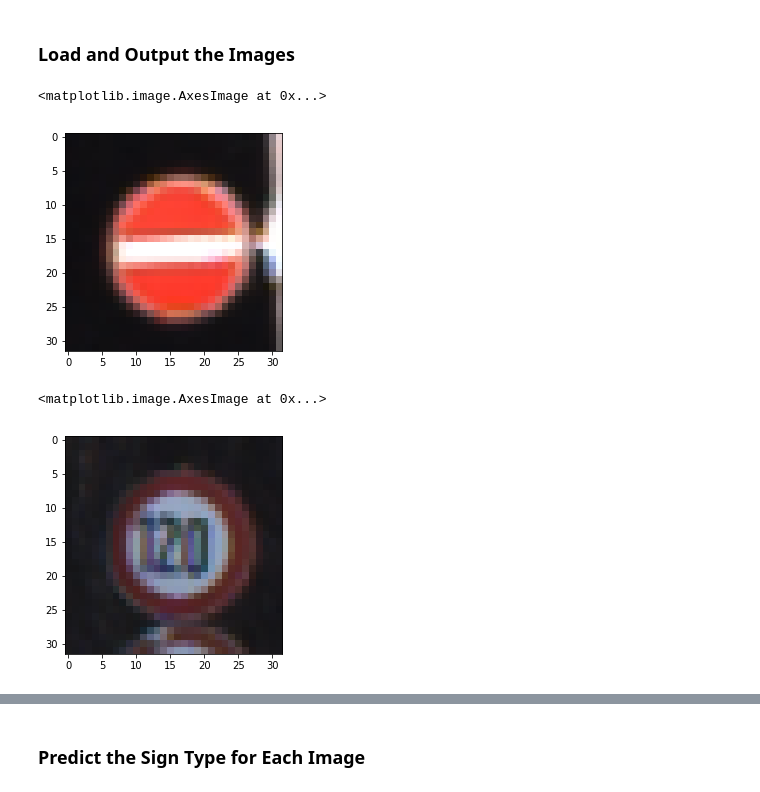
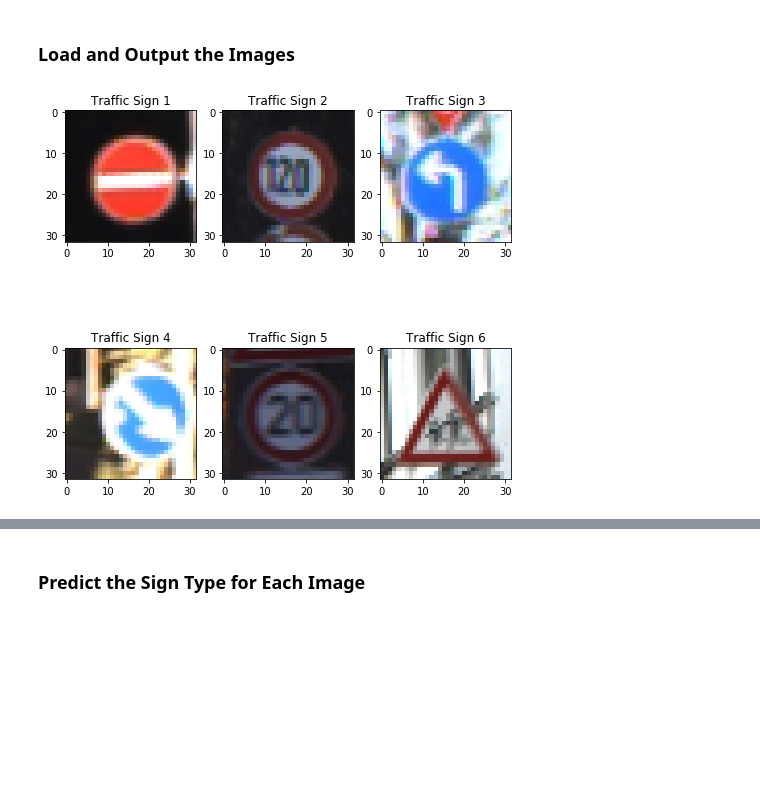
Before and after one commit to Clara-YR/CarND-Traffic-Sign-Classifier-Project, a Jupyter notebook: Traffic_Sign_Classifier.ipynb, the cells around one changed output, grey strips where cells are left out. Saved outputs shown, nothing was run; the diff lists cells and outputs as text; code cells hidden in the pictures; blank space fills up the shorter version.

```diff
--- a/Traffic_Sign_Classifier.ipynb
+++ b/Traffic_Sign_Classifier.ipynb
@@ -102,11 +134,13 @@ import matplotlib.pyplot as plt
 # MY CODE to view a sample from the dataset
 import random
 import numpy as np
+import cv2
 
 index = random.randint(0, n_train)
-image = X_train[index].squeeze()
+image_rgb = X_train[index].squeeze()
+cv2.imwrite('./examples/image_rgb.png', image_rgb)
 
 plt.figure(figsize=(4, 4))
-plt.imshow(image, cmap="gray")
+plt.imshow(image_rgb, cmap="gray")
 print('The count of this sigh is: ', y_train[index])
 # %% [output]
@@ -164,9 +198,3 @@ def rgb2gray(X_rgb):
 X_train = rgb2gray(X_train)
 X_valid = rgb2gray(X_valid)
 X_test = rgb2gray(X_test)
-# %%
-# test the rgb2gray function
-image = X_train[index].squeeze()
-
-plt.figure(figsize=(4, 4))
-plt.imshow(image, cmap="gray")
@@ -350,33 +386,32 @@ You may find `signnames.csv` useful as it contains mappings from the class id (i
 # %%
 ### Load the images and plot them here.
 ### Feel free to use as many code cells as needed.
 
 # Load the image and resize all of them to (32, 32)
 from imageio import imread
 import os
 import cv2
 
 new_images_file = '/Users/yanran/CarND-Traffic-Sign-Classifier-Project/images'
 images_list = os.listdir(new_images_file)
 new_images = []
 X_new = []
 
 for name in images_list[1:]:
     image = imread(new_images_file + '/' + name)
     image_resize = cv2.resize(image, (32, 32))
     new_images.append(image)
     X_new.append(image_resize)
 
 # Plot the image and print its shape
 import matplotlib.pyplot as plt
 %matplotlib inline
 
-plt.imshow(X_new[0], cmap="gray")
+fig4, axarr4 = plt.subplots(2, 3, figsize=(8, 8))
+for i in range(6):
+    plt.subplot(2, 3, i+1)
+    plt.title('Traffic Sign ' + str(i+1))
+    plt.imshow(X_new[i], cmap="gray")
+fig4.savefig('./examples/new_images.jpg')
 # %% [output]
-<matplotlib.image.AxesImage at 0x...>
-[figure, old version]
+[figure, new version]
-# %%
-plt.imshow(X_new[1], cmap="gray")
-# %% [output]
-<matplotlib.image.AxesImage at 0x...>
-[figure, removed]
```
Also changed, not shown: parts of 16 cells of this notebook, 1 other file.
